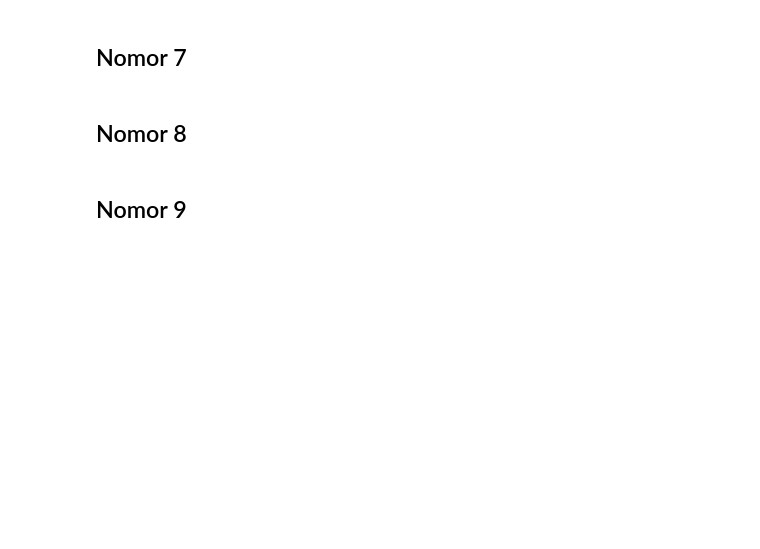
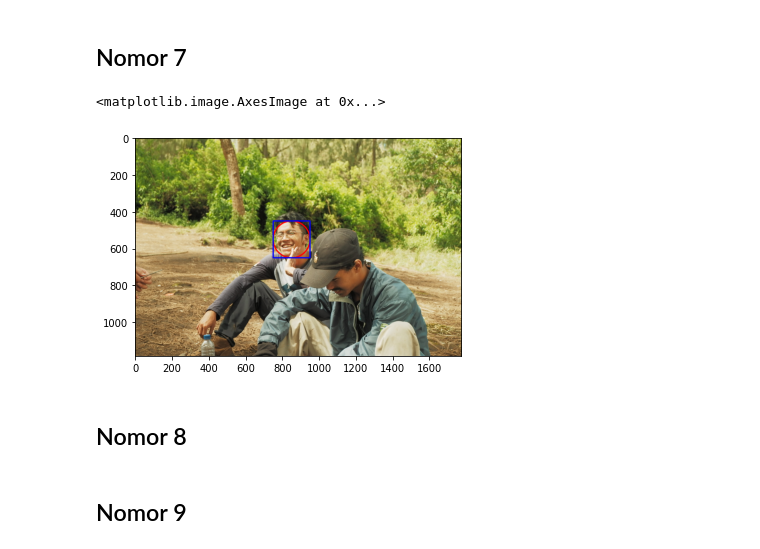
Before and after one commit to AchmadWibawa/PCVK, a Jupyter notebook: Week2.ipynb, the cells around one changed output. Cells and saved outputs as stored; diff of their text form; code cells hidden in the pictures; blank space fills up the shorter version.

```diff
--- a/Week2.ipynb
+++ b/Week2.ipynb
@@ -202,5 +233,16 @@ plt.imshow(img9)
 # %% [markdown]
 ## Nomor 7
+# %%
+pic = cv.imread('/content/drive/MyDrive/PCVK/Images/my picture/2023_0219_13052300.jpg')
+pic1 = cv.cvtColor(pic,cv.COLOR_BGR2RGB)
+
+cv.circle(pic1,center=(850,550),radius=100,color=(255,0,0),thickness=5)
+cv.rectangle(pic1,pt1=(750,650),pt2=(950,450),color=(0,0,255),thickness=5)
+
+plt.imshow(pic1)
+# %% [output]
+<matplotlib.image.AxesImage at 0x...>
+[figure, added]
 # %% [markdown]
 ## Nomor 8
 # %% [markdown]
```
Also changed, not shown: parts of 4 cells of this notebook.
